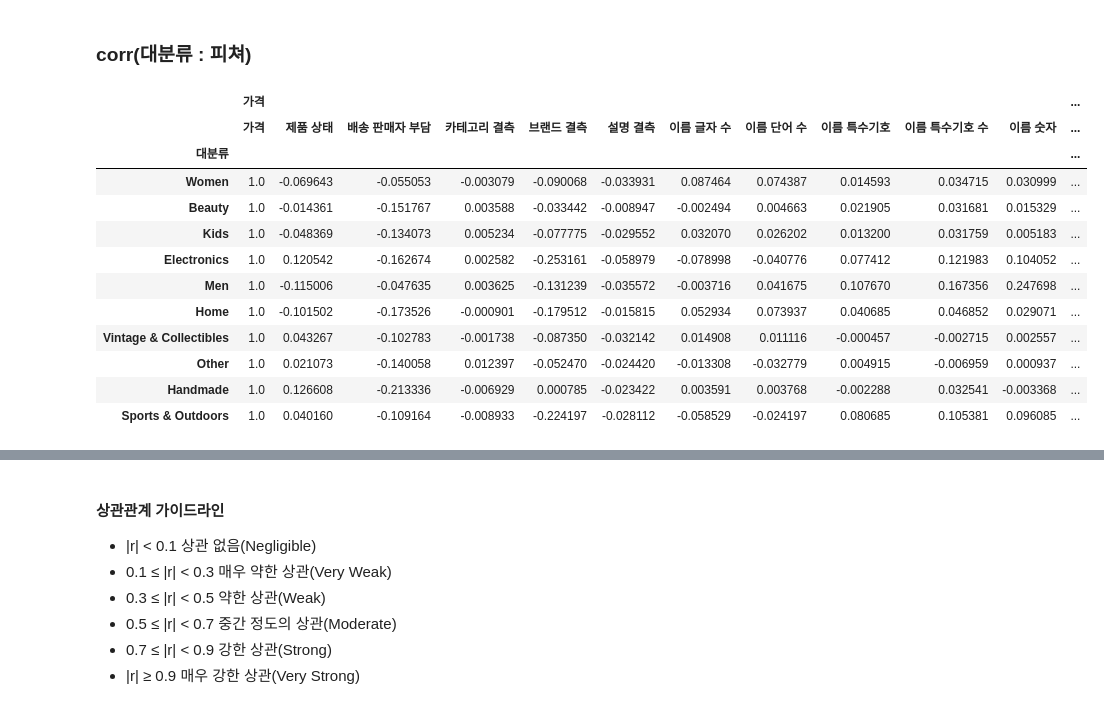
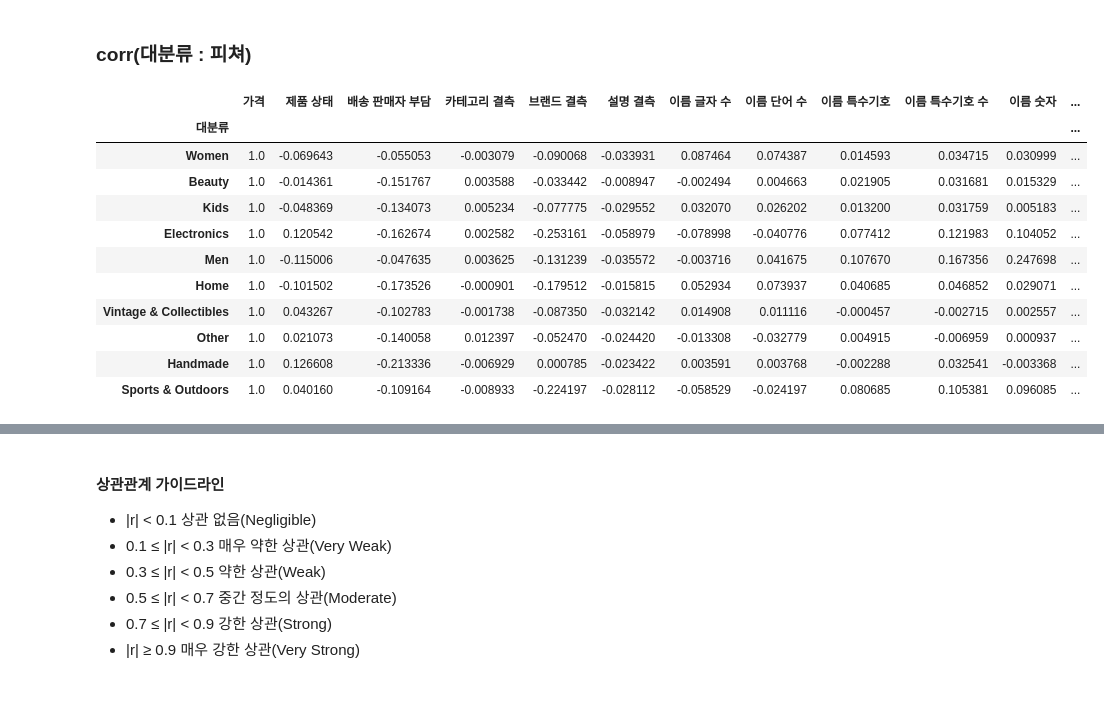
Before and after one commit to S-HNJN/first-repository, a Jupyter notebook: Mercari.ipynb, the cells around one changed output, grey strips where cells are left out. Cells and saved outputs as stored; diff of their text form; code cells hidden in the pictures.

```diff
--- a/Mercari.ipynb
+++ b/Mercari.ipynb
@@ -905,9 +919,8 @@ plt.show()
 ### corr(대분류 : 피쳐)
 # %%
 corr_df = mercari_df.groupby('대분류').corr(numeric_only=True).unstack().reindex(['Women', 'Beauty', 'Kids', 'Electronics', 'Men', 'Home','Vintage & Collectibles', 'Other', 'Handmade', 'Sports & Outdoors'])
-corr_df.iloc[:,0:12]
+corr_df.iloc[:,0:12]['가격']
 # %% [output]
-|  | 가격 |  |  |  |  |  |  |  |  |  |  | ... |
 |  | 가격 | 제품 상태 | 배송 판매자 부담 | 카테고리 결측 | 브랜드 결측 | 설명 결측 | 이름 글자 수 | 이름 단어 수 | 이름 특수기호 | 이름 특수기호 수 | 이름 숫자 | ... |
 | 대분류 |  |  |  |  |  |  |  |  |  |  |  | ... |
 | Women | 1.0 | -0.069643 | -0.055053 | -0.003079 | -0.090068 | -0.033931 | 0.087464 | 0.074387 | 0.014593 | 0.034715 | 0.030999 | ... |
```
Also changed, not shown: parts of 35 cells of this notebook.
